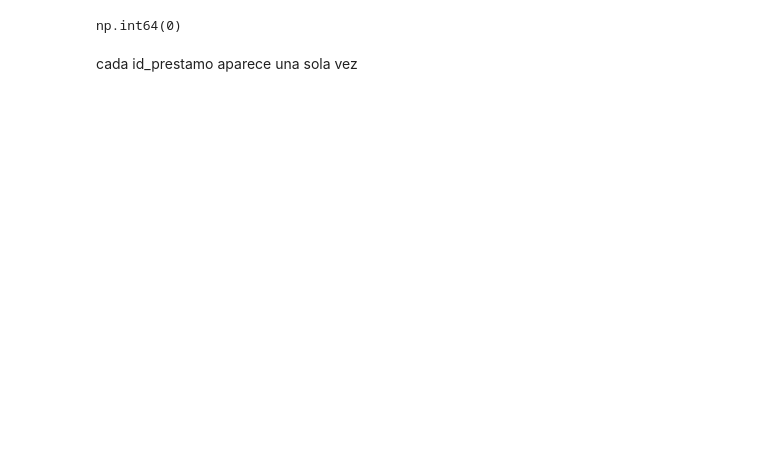
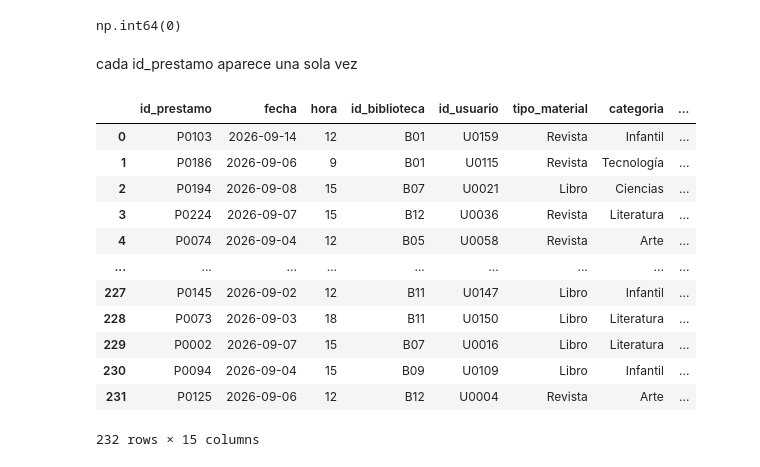
Before and after one commit to Sebast68h/Taller-9-Aplicaciones, a Jupyter notebook: notebook.ipynb, the cells around one changed output. Drawn from its saved outputs; the diff is of its cells as text; code cells hidden in the pictures; blank space fills up the shorter version.

Commit message:
merge con actualizaciones

```diff
--- a/notebook.ipynb
+++ b/notebook.ipynb
@@ -112,3 +112,6 @@ df_afluencia["id_afluencias"].duplicated().sum()
 np.int64(0)
 # %% [markdown]
 Las llaves propuestas en bibilioteca y afluencias no presentan ningun duplicado, esto es importante para que el merge no de error, porque si existe alguna llave duplicada merge simplemente multiplica y no muestra el error dandonos como resultado una tabla inservible.
+# %%
+df_prestamos["id_afluencias"] = df_prestamos["fecha"] + "_" + df_prestamos["hora"].astype(str) + "_" + df_prestamos["id_biblioteca"]
+df_prestamos
@@ -115,6 +132,9 @@ Las llaves propuestas en bibilioteca y afluencias no presentan ningun duplicado,
 # %%
-merge_PB = df_prestamos.merge(df_bibliotecas, on= "id_biblioteca", how="left")
-merge_PB
+
+merge_PB_left = df_prestamos.merge(df_bibliotecas, on= "id_biblioteca", how="left")
+merge_PB_inner = df_prestamos.merge(df_bibliotecas, on= "id_biblioteca", how="inner")
+merge_PB_outer = df_prestamos.merge(df_bibliotecas, on= "id_biblioteca", how="outer")
+merge_PB_left
 # %% [output]
 |  | id_prestamo | fecha | hora | id_biblioteca | id_usuario | tipo_material | categoria | ... |
 | 0 | P0103 | 2026-09-14 | 12 | B01 | U0159 | Revista | Infantil | ... |
@@ -135,3 +155,19 @@ merge_PB["id_prestamo"].duplicated().sum()
 np.int64(0)
 # %% [markdown]
 cada id_prestamo aparece una sola vez
+# %%
+merge_PB_inner
+# %% [output]
+|  | id_prestamo | fecha | hora | id_biblioteca | id_usuario | tipo_material | categoria | ... |
+| 0 | P0103 | 2026-09-14 | 12 | B01 | U0159 | Revista | Infantil | ... |
+| 1 | P0186 | 2026-09-06 | 9 | B01 | U0115 | Revista | Tecnología | ... |
+| 2 | P0194 | 2026-09-08 | 15 | B07 | U0021 | Libro | Ciencias | ... |
+| 3 | P0224 | 2026-09-07 | 15 | B12 | U0036 | Revista | Literatura | ... |
+| 4 | P0074 | 2026-09-04 | 12 | B05 | U0058 | Revista | Arte | ... |
+| ... | ... | ... | ... | ... | ... | ... | ... | ... |
+| 227 | P0145 | 2026-09-02 | 12 | B11 | U0147 | Libro | Infantil | ... |
+| 228 | P0073 | 2026-09-03 | 18 | B11 | U0150 | Libro | Literatura | ... |
+| 229 | P0002 | 2026-09-07 | 15 | B07 | U0016 | Libro | Literatura | ... |
+| 230 | P0094 | 2026-09-04 | 15 | B09 | U0109 | Libro | Infantil | ... |
+| 231 | P0125 | 2026-09-06 | 12 | B12 | U0004 | Revista | Arte | ... |
+232 rows × 15 columns
```
Also changed, not shown: parts of 6 cells of this notebook.
